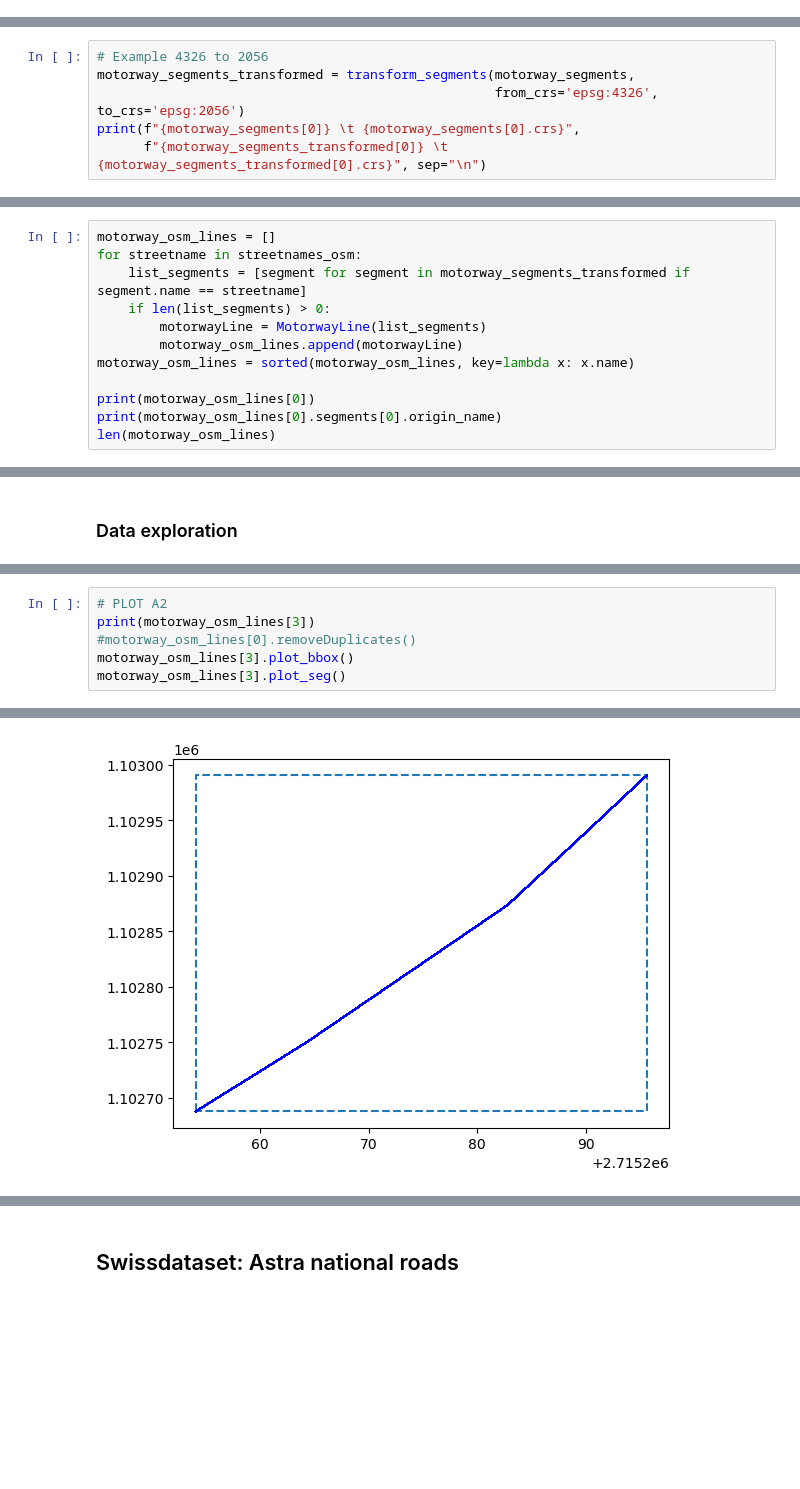
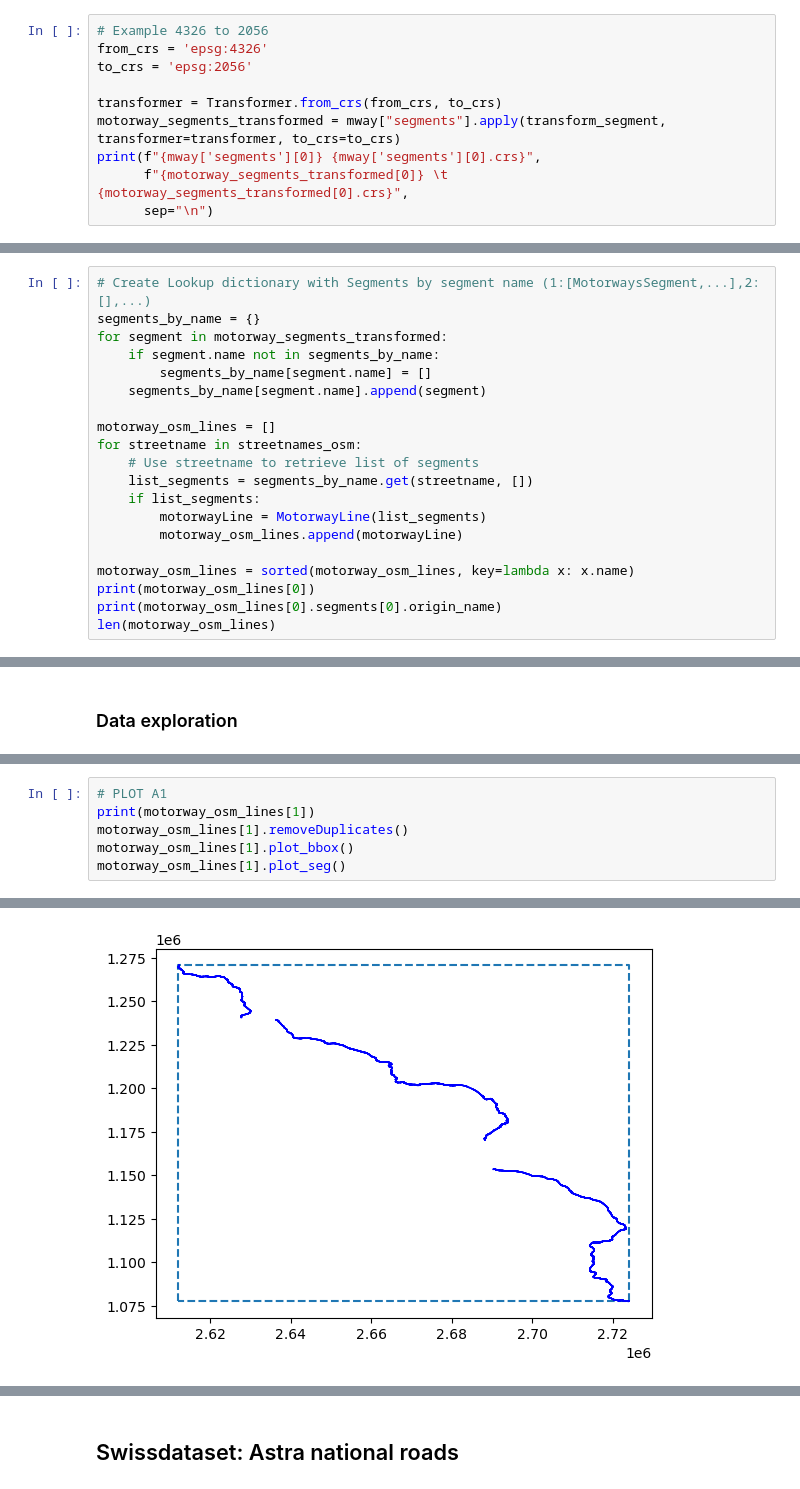
Before and after one commit to chrisvanklutter/GEO877_Spatial_Algorithms_Haklay, a Jupyter notebook: data_Preprocessing.ipynb, the cells around one changed output, grey strips where cells are left out. Cells and saved outputs as stored; diff of their text form; blank space fills up the shorter version.

```diff
--- a/data_Preprocessing.ipynb
+++ b/data_Preprocessing.ipynb
@@ -239,0 +237,10 @@ print(len(streetnames_osm_toclean))
+# %%
+# Example 4326 to 2056
+from_crs = 'epsg:4326'
+to_crs = 'epsg:2056'
+
+transformer = Transformer.from_crs(from_crs, to_crs)
+motorway_segments_transformed = mway["segments"].apply(transform_segment, transformer=transformer, to_crs=to_crs)
+print(f"{mway['segments'][0]} {mway['segments'][0].crs}",
+      f"{motorway_segments_transformed[0]} \t {motorway_segments_transformed[0].crs}",
+      sep="\n")
@@ -279,6 +263,0 @@ for index, row in motorways.iterrows():
-# %%
-# Example 4326 to 2056
-motorway_segments_transformed = transform_segments(motorway_segments,
-                                                   from_crs='epsg:4326', to_crs='epsg:2056')
-print(f"{motorway_segments[0]} \t {motorway_segments[0].crs}",
-      f"{motorway_segments_transformed[0]} \t {motorway_segments_transformed[0].crs}", sep="\n")
@@ -288,14 +264,22 @@ MotorwaySegment of "2" with start Point(x=2715295.589739048, y=1102990.670496971
 # %% [markdown]
 ### Class MotorwayLine
 # %%
+# Create Lookup dictionary with Segments by segment name (1:[MotorwaysSegment,...],2:[],...)
+segments_by_name = {}
+for segment in motorway_segments_transformed:
+    if segment.name not in segments_by_name:
+        segments_by_name[segment.name] = []
+    segments_by_name[segment.name].append(segment)
+
 motorway_osm_lines = []
 for streetname in streetnames_osm:
-    list_segments = [segment for segment in motorway_segments_transformed if segment.name == streetname]
-    if len(list_segments) > 0:
+    # Use streetname to retrieve list of segments
+    list_segments = segments_by_name.get(streetname, [])
+    if list_segments:
         motorwayLine = MotorwayLine(list_segments)
         motorway_osm_lines.append(motorwayLine)
+
 motorway_osm_lines = sorted(motorway_osm_lines, key=lambda x: x.name)
-
 print(motorway_osm_lines[0])
 print(motorway_osm_lines[0].segments[0].origin_name)
 len(motorway_osm_lines)
@@ -329,7 +313,7 @@ motorways[motorways["ref"] == "A1"].plot()
 # %%
-# PLOT A2
-print(motorway_osm_lines[3])
-#motorway_osm_lines[0].removeDuplicates()
-motorway_osm_lines[3].plot_bbox()
-motorway_osm_lines[3].plot_seg()
+# PLOT A1
+print(motorway_osm_lines[1])
+motorway_osm_lines[1].removeDuplicates()
+motorway_osm_lines[1].plot_bbox()
+motorway_osm_lines[1].plot_seg()
 # %% [output]
@@ -338 +323 @@ Bounding box with lower-left Point(x=2715254.1239509564, y=1102687.8560036935) a
-[figure, old version]
+[figure, new version]
```
Also changed, not shown: parts of 32 cells of this notebook.
